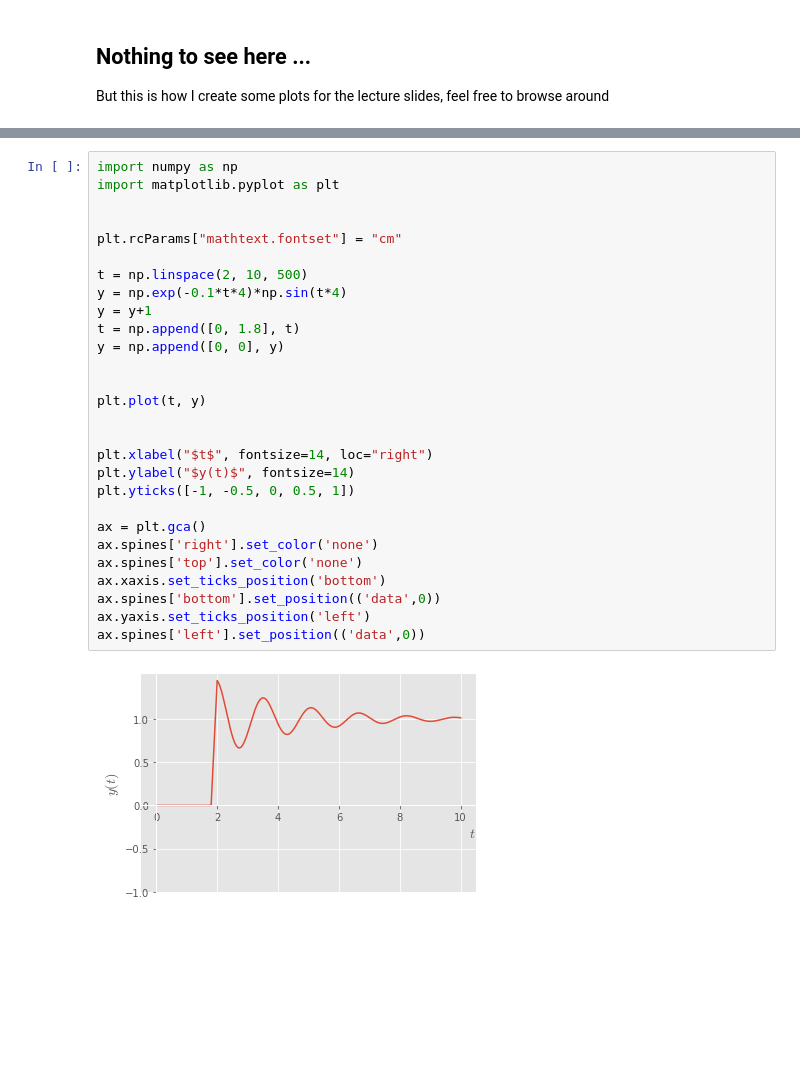
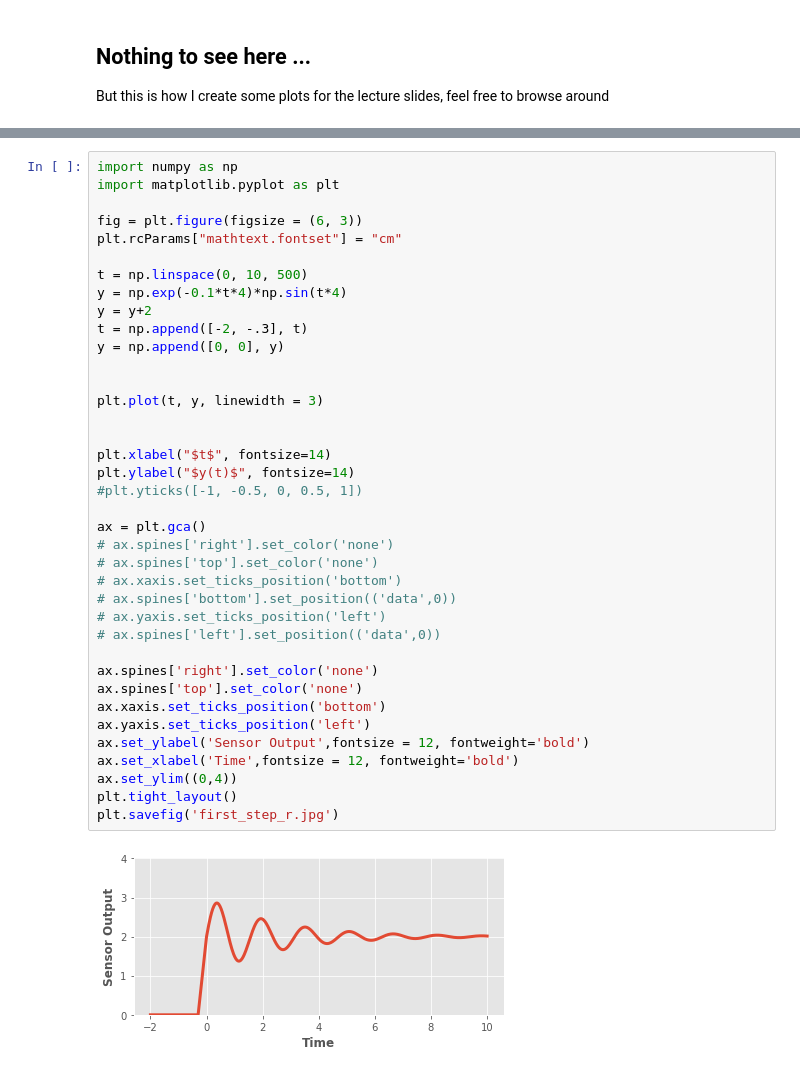
Before and after one commit to TobGerken/ISAT300, a Jupyter notebook: LectureCode/TimeResponseFigures.ipynb, the cells around one changed output, grey strips where cells are left out. Drawn from its saved outputs; the diff is of its cells as text; blank space fills up the shorter version.

Commit message:
lecture figures updated

```diff
--- a/LectureCode/TimeResponseFigures.ipynb
+++ b/LectureCode/TimeResponseFigures.ipynb
@@ -136,30 +136,40 @@ plt.savefig('zero_step_r.jpg')
 # %%
 import numpy as np
 import matplotlib.pyplot as plt
 
-
+fig = plt.figure(figsize = (6, 3))
 plt.rcParams["mathtext.fontset"] = "cm"
 
-t = np.linspace(2, 10, 500)
+t = np.linspace(0, 10, 500)
 y = np.exp(-0.1*t*4)*np.sin(t*4)
-y = y+1
-t = np.append([0, 1.8], t)
+y = y+2
+t = np.append([-2, -.3], t)
 y = np.append([0, 0], y)
 
 
-plt.plot(t, y)
+plt.plot(t, y, linewidth = 3)
 
 
-plt.xlabel("$t$", fontsize=14, loc="right")
+plt.xlabel("$t$", fontsize=14)
 plt.ylabel("$y(t)$", fontsize=14)
-plt.yticks([-1, -0.5, 0, 0.5, 1])
+#plt.yticks([-1, -0.5, 0, 0.5, 1])
 
 ax = plt.gca()
+# ax.spines['right'].set_color('none')
+# ax.spines['top'].set_color('none')
+# ax.xaxis.set_ticks_position('bottom')
+# ax.spines['bottom'].set_position(('data',0))
+# ax.yaxis.set_ticks_position('left')
+# ax.spines['left'].set_position(('data',0))
+
 ax.spines['right'].set_color('none')
 ax.spines['top'].set_color('none')
 ax.xaxis.set_ticks_position('bottom')
-ax.spines['bottom'].set_position(('data',0))
 ax.yaxis.set_ticks_position('left')
-ax.spines['left'].set_position(('data',0))
+ax.set_ylabel('Sensor Output',fontsize = 12, fontweight='bold')
+ax.set_xlabel('Time',fontsize = 12, fontweight='bold')
+ax.set_ylim((0,4))
+plt.tight_layout()
+plt.savefig('first_step_r.jpg')
 # %% [output]
-[figure, old version]
+[figure, new version]
```
Also changed, not shown: parts of 22 cells of this notebook, 19 other files.
